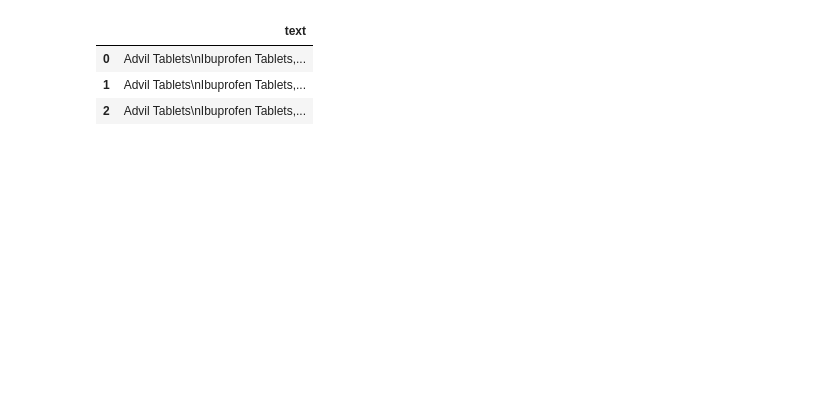
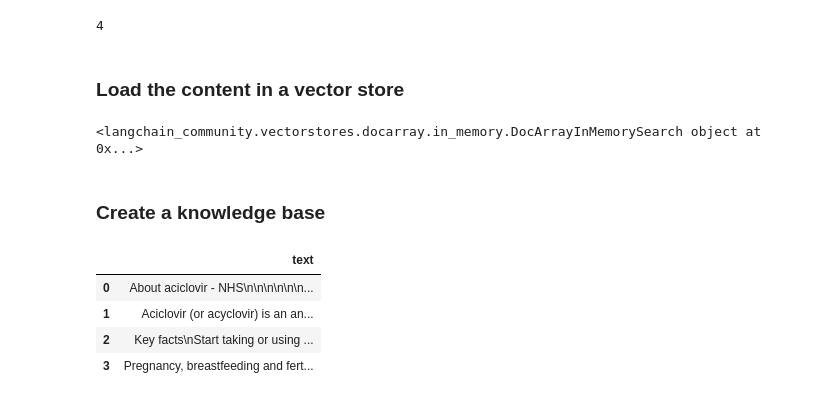
Before and after one commit to DeniDunca/RAG_LLM, a Jupyter notebook: rag-evaluate.ipynb, the cells around one changed output. Saved outputs shown, nothing was run; the diff lists cells and outputs as text; code cells hidden in the pictures; blank space fills up the shorter version.

```diff
--- a/rag-evaluate.ipynb
+++ b/rag-evaluate.ipynb
@@ -72,0 +9,9 @@ vectorstore = DocArrayInMemorySearch.from_documents(pages, embedding=embaddings)
+# %%
+from langchain_community.document_loaders import WebBaseLoader
+from langchain.text_splitter import RecursiveCharacterTextSplitter
+
+text_splitter = RecursiveCharacterTextSplitter(chunk_size=1000, chunk_overlap=20)
+
+loader = WebBaseLoader("https://www.nhs.uk/medicines/aciclovir/about-aciclovir/")
+documents = loader.load_and_split(text_splitter)
+documents
@@ -72,0 +24,6 @@ vectorstore = DocArrayInMemorySearch.from_documents(pages, embedding=embaddings)
+# %%
+len(documents)
+# %% [output]
+4
+# %% [markdown]
+### Load the content in a vector store ###
@@ -73,11 +34,23 @@ vectorstore = DocArrayInMemorySearch.from_documents(pages, embedding=embaddings)
+# %%
+from langchain.embeddings import HuggingFaceEmbeddings
+from langchain_community.vectorstores import DocArrayInMemorySearch
+
+embedding_model = HuggingFaceEmbeddings(model_name="sentence-transformers/all-MiniLM-L6-v2")  # Adjust with the exact model you're using
+vectorstore = DocArrayInMemorySearch.from_documents(documents, embedding=embedding_model)
+print(vectorstore)
+# %% [output]
+<langchain_community.vectorstores.docarray.in_memory.DocArrayInMemorySearch object at 0x...>
+# %% [markdown]
+### Create a knowledge base ###
 # %%
 import pandas as pd
 
-df = pd.DataFrame([d.page_content for d in pages], columns=["text"])
+df = pd.DataFrame([d.page_content for d in documents], columns=["text"])
 
 df.head(10)
 # %% [output]
 |  | text |
-| 0 | Advil Tablets\nIbuprofen Tablets,... |
-| 1 | Advil Tablets\nIbuprofen Tablets,... |
-| 2 | Advil Tablets\nIbuprofen Tablets,... |
+| 0 | About aciclovir - NHS\n\n\n\n\n\n... |
+| 1 | Aciclovir (or acyclovir) is an an... |
+| 2 | Key facts\nStart taking or using ... |
+| 3 | Pregnancy, breastfeeding and fert... |
```
Also changed, not shown: parts of 24 cells of this notebook, 5 other files.
